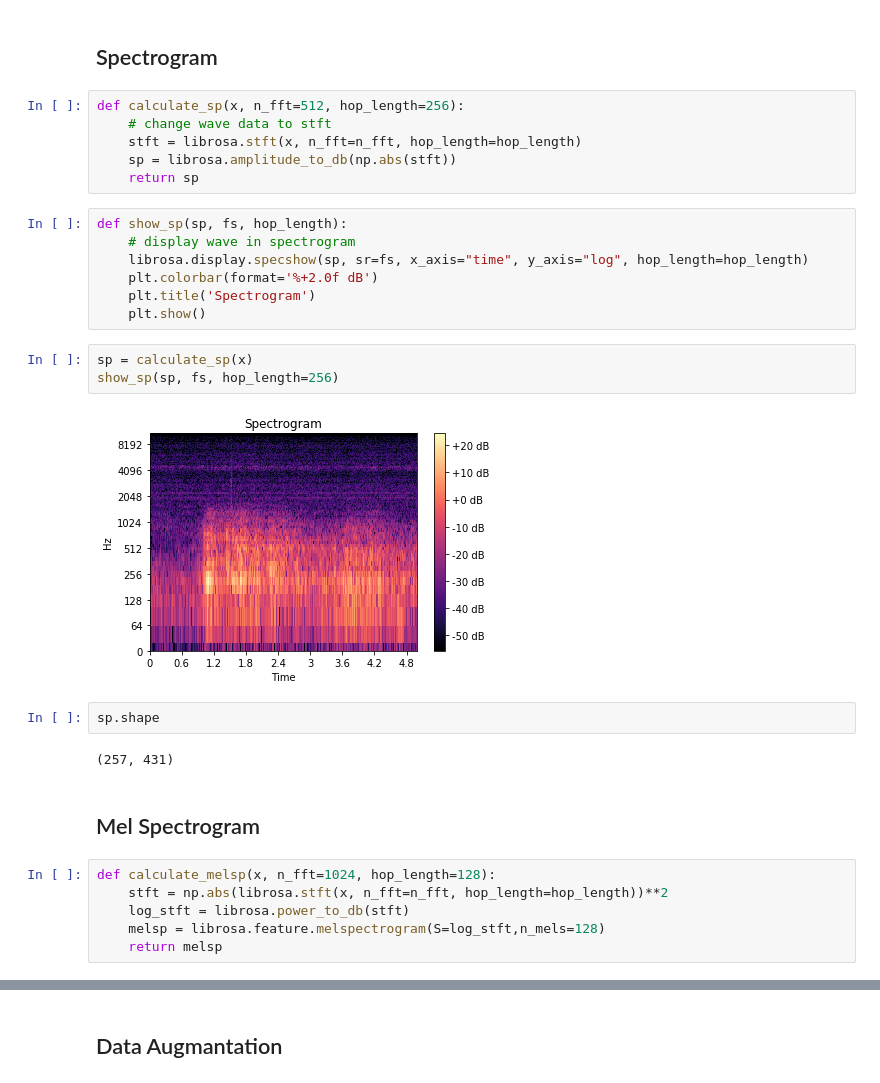
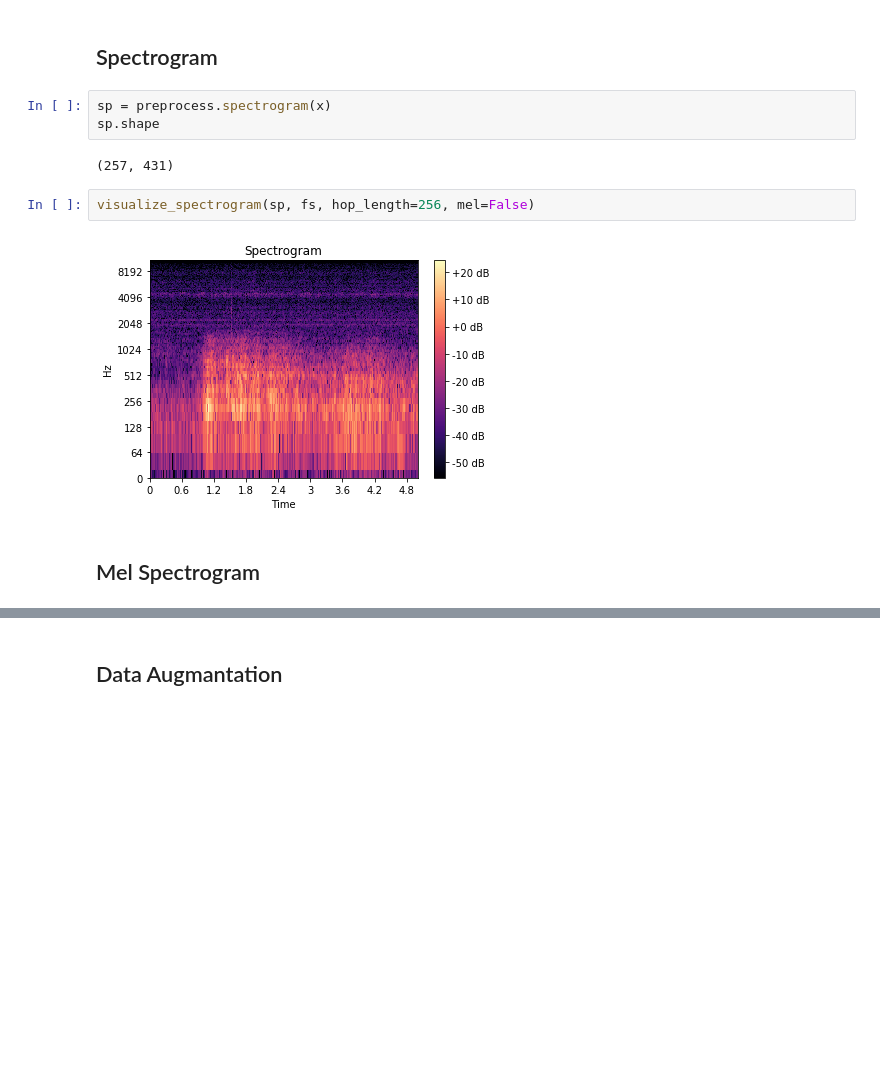
Before and after one commit to moritagit/DAD_Wave, a Jupyter notebook: notebook/data.ipynb, the cells around one changed output, grey strips where cells are left out. Drawn from its saved outputs; the diff is of its cells as text; blank space fills up the shorter version.

```diff
--- a/notebook/data.ipynb
+++ b/notebook/data.ipynb
@@ -121,33 +128,14 @@ ipd.Audio(x, rate=fs)
 [interactive output not drawn]
 # %% [markdown]
 ## Spectrogram
-# %%
-def calculate_sp(x, n_fft=512, hop_length=256):
-    # change wave data to stft
-    stft = librosa.stft(x, n_fft=n_fft, hop_length=hop_length)
-    sp = librosa.amplitude_to_db(np.abs(stft))
-    return sp
-# %%
-def show_sp(sp, fs, hop_length):
-    # display wave in spectrogram
-    librosa.display.specshow(sp, sr=fs, x_axis="time", y_axis="log", hop_length=hop_length)
-    plt.colorbar(format='%+2.0f dB')
-    plt.title('Spectrogram')
-    plt.show()
+# %%
+sp = preprocess.spectrogram(x)
+sp.shape
+# %% [output]
+(257, 431)
 # %%
-sp = calculate_sp(x)
-show_sp(sp, fs, hop_length=256)
+visualize_spectrogram(sp, fs, hop_length=256, mel=False)
 # %% [output]
-[figure, old version]
+[figure, new version]
-# %%
-sp.shape
-# %% [output]
-(257, 431)
 # %% [markdown]
 ## Mel Spectrogram
-# %%
-def calculate_melsp(x, n_fft=1024, hop_length=128):
-    stft = np.abs(librosa.stft(x, n_fft=n_fft, hop_length=hop_length))**2
-    log_stft = librosa.power_to_db(stft)
-    melsp = librosa.feature.melspectrogram(S=log_stft,n_mels=128)
-    return melsp
```
Also changed, not shown: parts of 14 cells of this notebook, 5 other files.
